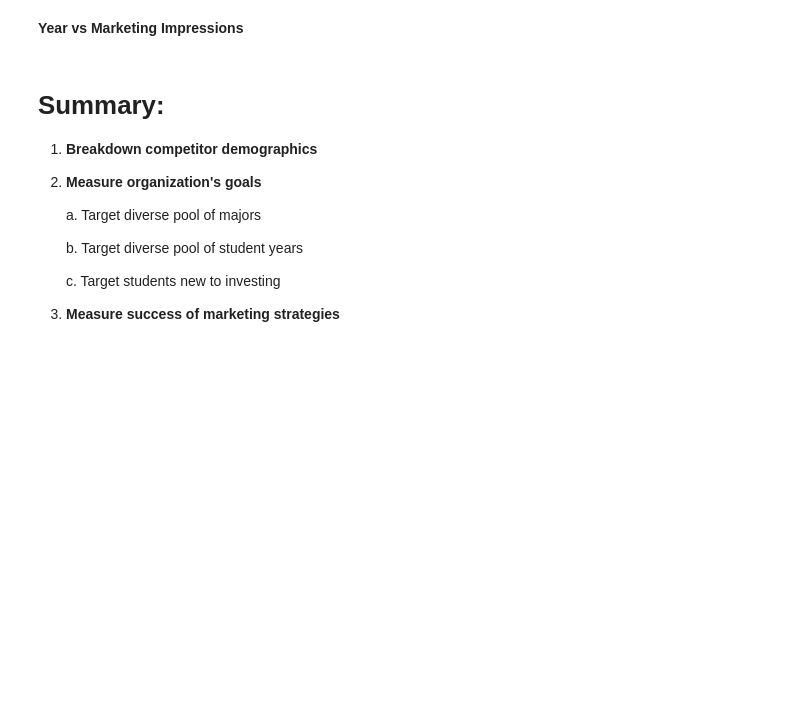
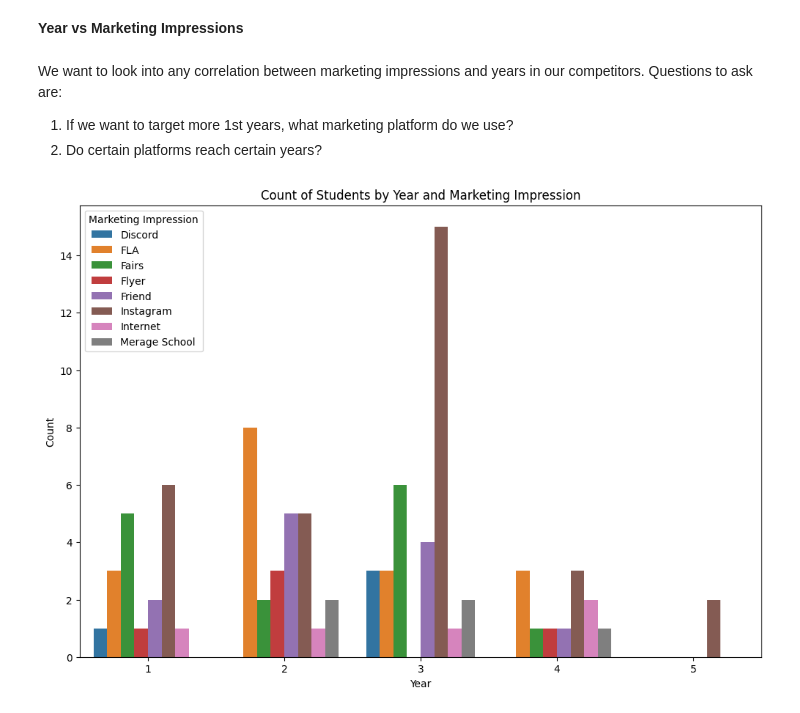
Before and after one commit to pranavg454/smcanalysis, a Jupyter notebook: fla-smc-analysis.ipynb, the cells around one changed output. Saved outputs shown, nothing was run; the diff lists cells and outputs as text; code cells hidden in the pictures; blank space fills up the shorter version.

```diff
--- a/fla-smc-analysis.ipynb
+++ b/fla-smc-analysis.ipynb
@@ -266,23 +291,19 @@ plt.show()
 # %% [markdown]
 **Year vs Marketing Impressions**
+# %% [markdown]
+We want to look into any correlation between marketing impressions and years in our competitors. Questions to ask are:
+
+1. If we want to target more 1st years, what marketing platform do we use?
+2. Do certain platforms reach certain years?
 # %%
-# g = smc_data.groupby(by=["Outreach", "Year"]).size().reset_index(name='Count')
-# # Bar Plot
-# plt.figure(figsize=(12, 8))
-# sns.barplot(x='Year', y='Count', hue='Outreach', data=g)
-# plt.title('Count of Students by Year and Outreach')
-# plt.xlabel('Year')
-# plt.ylabel('Count')
-# plt.legend(title='Outreach')
-# plt.show()
+y_m = smc_data.groupby(by=["Year", "Marketing Impression"]).size().reset_index(name='Count')
+# Bar Plot
+plt.figure(figsize=(12, 8))
+sns.barplot(x='Year', y='Count', hue='Marketing Impression', data=y_m)
+plt.title('Count of Students by Year and Marketing Impression')
+plt.xlabel('Year')
+plt.ylabel('Count')
+plt.legend(title='Marketing Impression')
+plt.show()
+# %% [output]
+[figure, added]
-# %% [markdown]
-# Summary:
-1. **Breakdown competitor demographics**
-2. **Measure organization's goals**
-
-    a. Target diverse pool of majors
-
-    b. Target diverse pool of student years
-
-    c. Target students new to investing
-3. **Measure success of marketing strategies**
```
Also changed, not shown: parts of 37 cells of this notebook.
